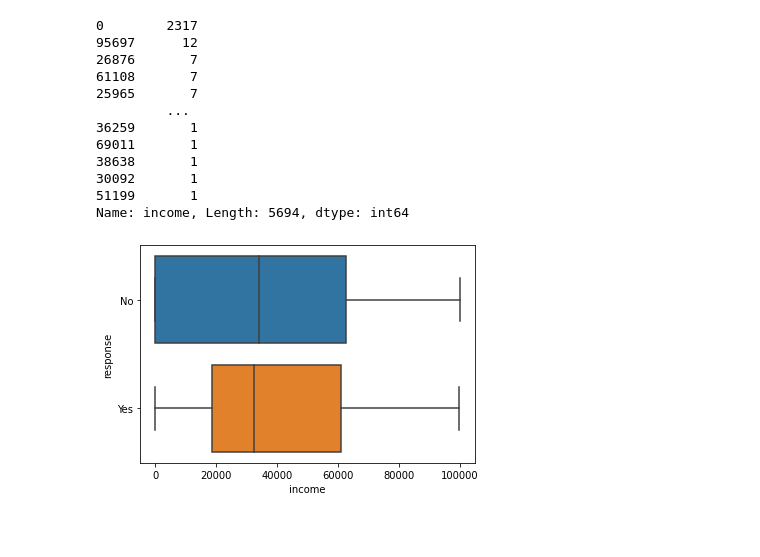
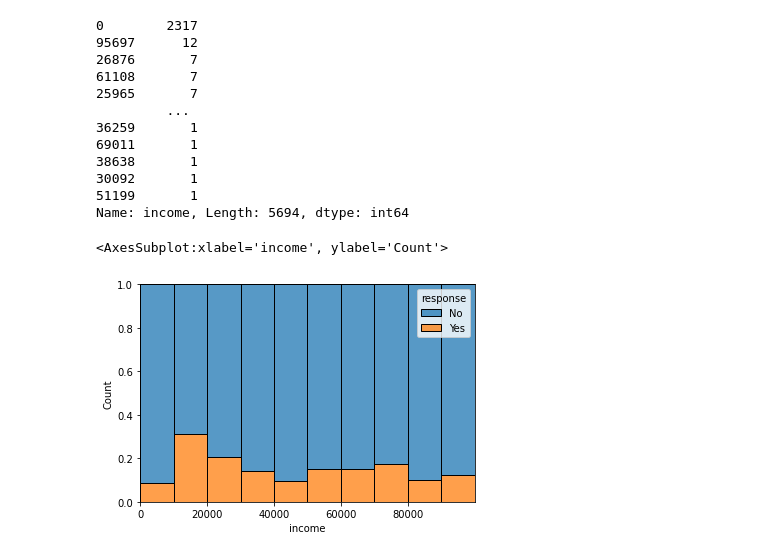
Before and after one commit to Ironhack-Data-0621-Remote/lab-customer-analysis-round-3, a Jupyter notebook: Solutions.ipynb, the cells around one changed output. Drawn from its saved outputs; the diff is of its cells as text; code cells hidden in the pictures; blank space fills up the shorter version.

Commit message:
Update last two tasks

```diff
--- a/Solutions.ipynb
+++ b/Solutions.ipynb
@@ -169,9 +172,7 @@ df.income.value_counts(dropna=False)
 51199       1
 Name: income, Length: 5694, dtype: int64
 # %%
-# Could not figure out this task...
-
-sns.boxplot(x='income', y='response', data=df)
-plt.show()
+sns.histplot(x='income', bins=10, hue='response', multiple='fill', data=df)
 # %% [output]
+<AxesSubplot:xlabel='income', ylabel='Count'>
-[figure, old version]
+[figure, new version]
```
Also changed, not shown: parts of 4 cells of this notebook.
